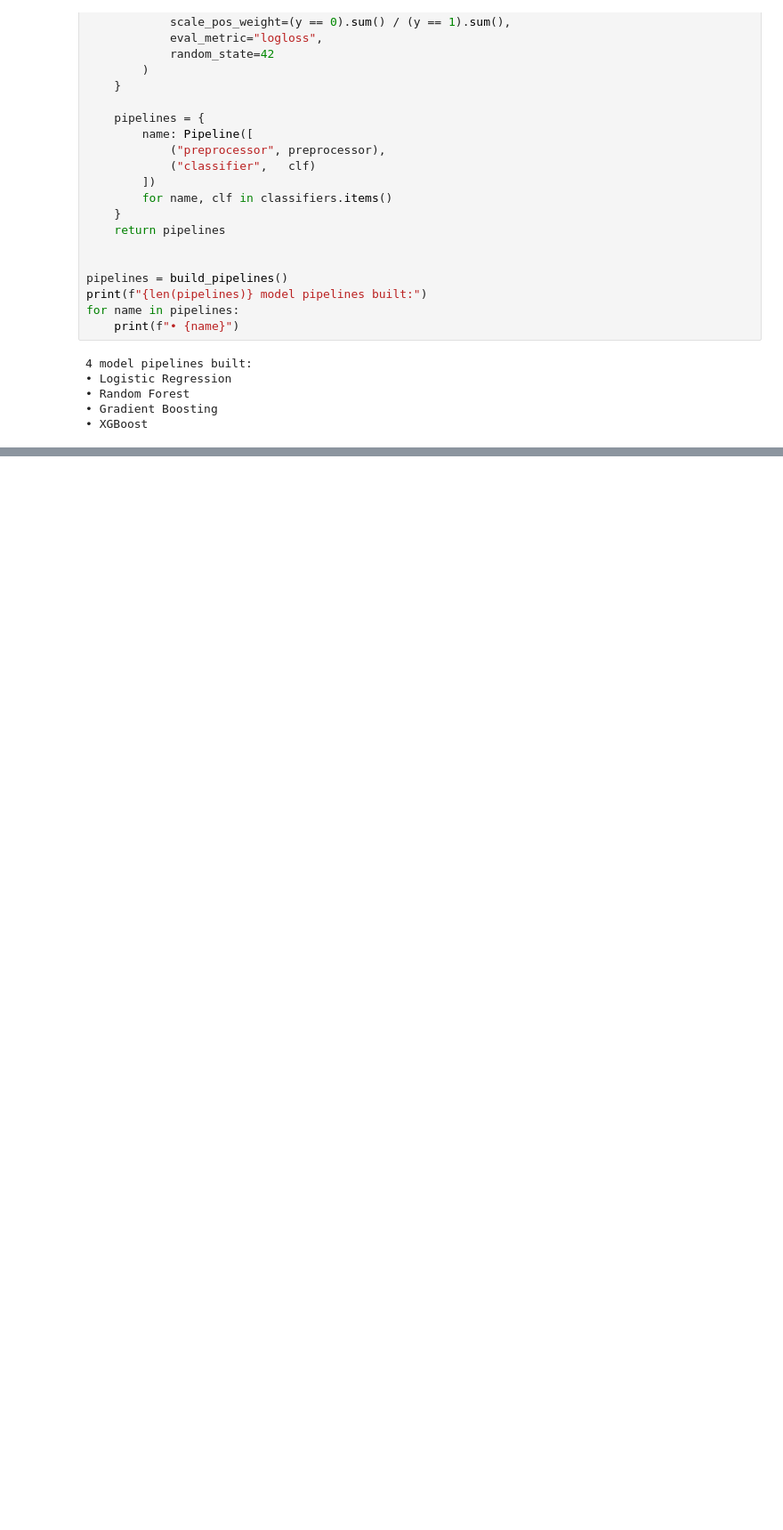
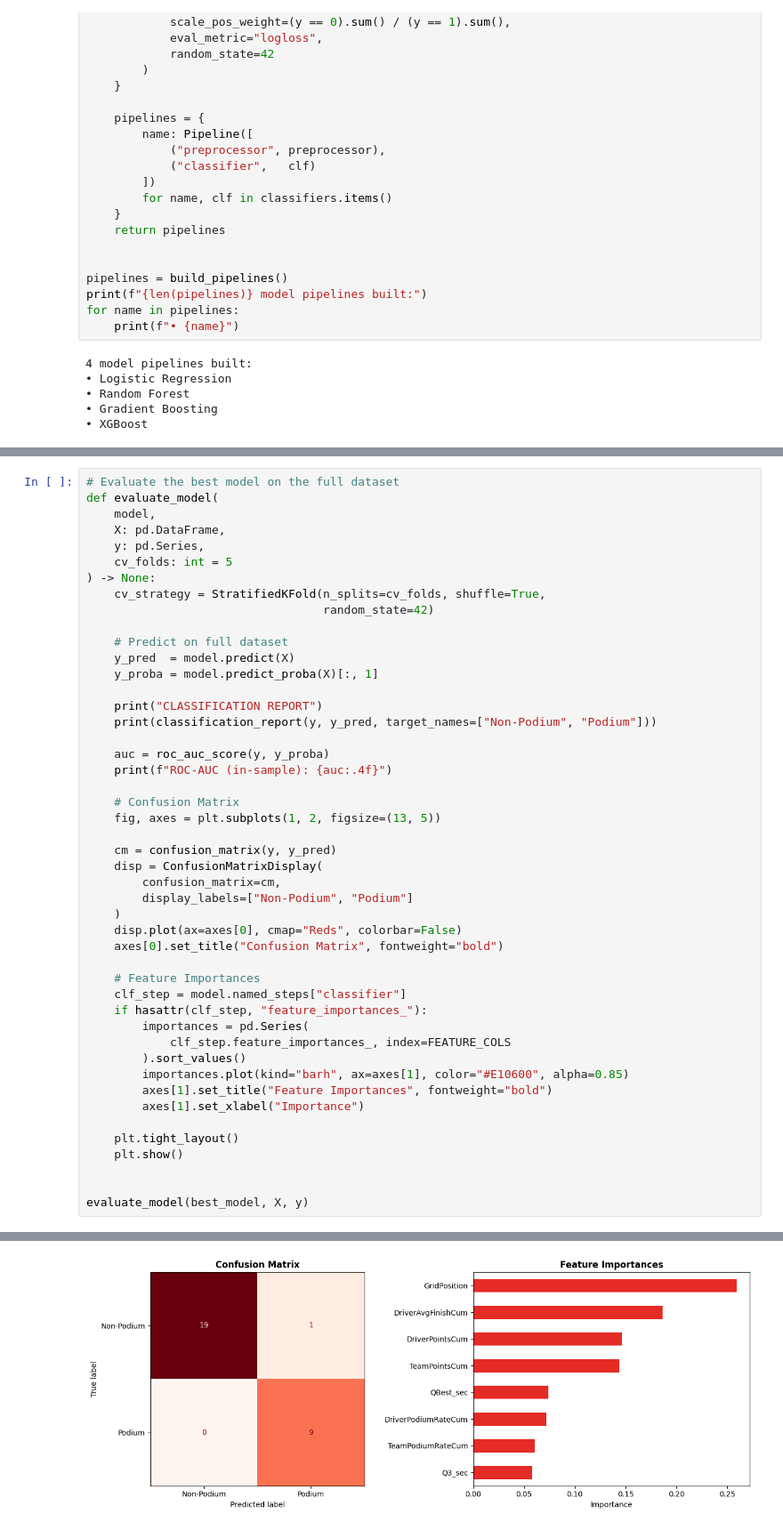
Before and after one commit to Kabutie/F1-Miami, a Jupyter notebook: index.ipynb, the cells around one changed output, grey strips where cells are left out. Shown at 89% size. Drawn from its saved outputs; the diff is of its cells as text; blank space fills up the shorter version.

```diff
--- a/index.ipynb
+++ b/index.ipynb
@@ -569,0 +728,48 @@ Parameters: { "use_label_encoder" } are not used.
+# %%
+# Evaluate the best model on the full dataset
+def evaluate_model(
+    model,
+    X: pd.DataFrame,
+    y: pd.Series,
+    cv_folds: int = 5
+) -> None:
+    cv_strategy = StratifiedKFold(n_splits=cv_folds, shuffle=True,
+                                  random_state=42)
+
+    # Predict on full dataset
+    y_pred  = model.predict(X)
+    y_proba = model.predict_proba(X)[:, 1]
+
+    print("CLASSIFICATION REPORT")
+    print(classification_report(y, y_pred, target_names=["Non-Podium", "Podium"]))
+
+    auc = roc_auc_score(y, y_proba)
+    print(f"ROC-AUC (in-sample): {auc:.4f}")
+
+    # Confusion Matrix
+    fig, axes = plt.subplots(1, 2, figsize=(13, 5))
+
+    cm = confusion_matrix(y, y_pred)
+    disp = ConfusionMatrixDisplay(
+        confusion_matrix=cm,
+        display_labels=["Non-Podium", "Podium"]
+    )
+    disp.plot(ax=axes[0], cmap="Reds", colorbar=False)
+    axes[0].set_title("Confusion Matrix", fontweight="bold")
+
+    # Feature Importances
+    clf_step = model.named_steps["classifier"]
+    if hasattr(clf_step, "feature_importances_"):
+        importances = pd.Series(
+            clf_step.feature_importances_, index=FEATURE_COLS
+        ).sort_values()
+        importances.plot(kind="barh", ax=axes[1], color="#E10600", alpha=0.85)
+        axes[1].set_title("Feature Importances", fontweight="bold")
+        axes[1].set_xlabel("Importance")
+
+    plt.tight_layout()
+    plt.show()
+
+
+evaluate_model(best_model, X, y)
+# %% [output]
@@ -569,0 +787 @@ Parameters: { "use_label_encoder" } are not used.
+[figure, added]
```
Also changed, not shown: parts of 19 cells of this notebook.
